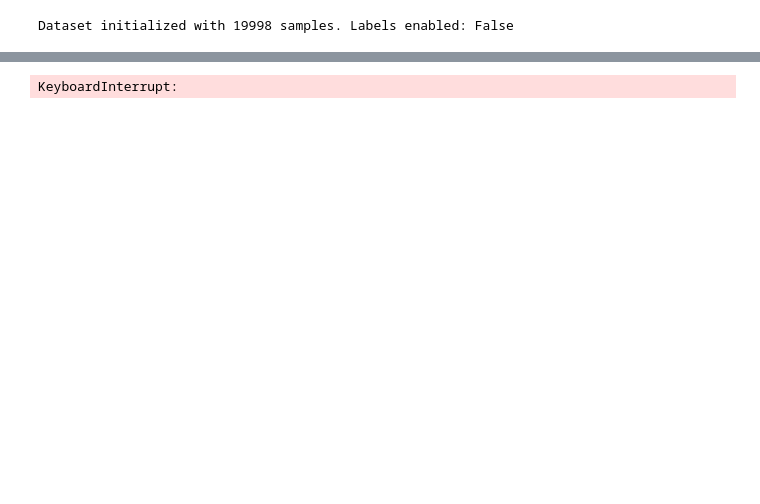
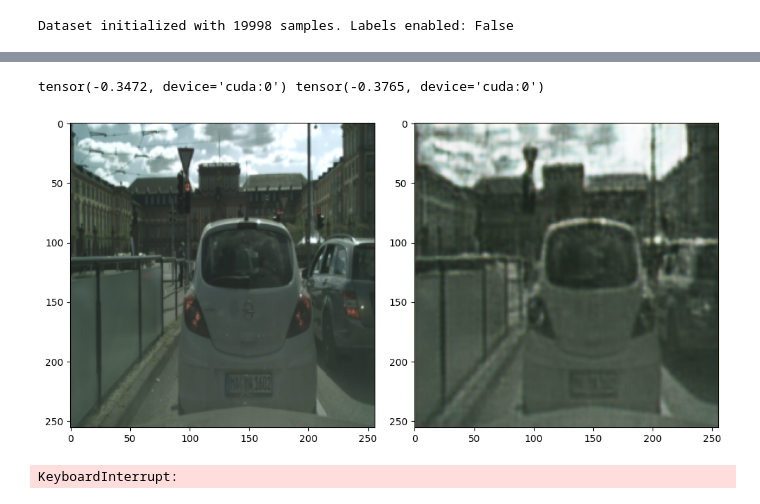
Before and after one commit to Ilias-Paralikas/Unsupervised-Learning, a Jupyter notebook: test.ipynb, the cells around one changed output, grey strips where cells are left out. Saved outputs shown, nothing was run; the diff lists cells and outputs as text; code cells hidden in the pictures; blank space fills up the shorter version.

```diff
--- a/test.ipynb
+++ b/test.ipynb
@@ -82 +124,33 @@ tv_loss_fn = TotalVariationLoss(weight=1.0) #
+# %%
+data,_ = next(iter(train_loader))
+with torch.no_grad():
+    full_img = data[-1].to(device)
+    b,_,h,w = full_img.shape
+
+    dummy_seg_logits = torch.zeros(b,n_components,h,w,requires_grad=True).to(device)
+    dummy_seg_logits[:,0,:,:] = torch.ones_like(dummy_seg_logits[:,0,:,:])
+    dummy_seg_probs = torch.softmax(dummy_seg_logits,dim=1)
+    y= rec_model(full_img,dummy_seg_probs)
+
+components = seg_probs.shape[1]
+
+fig,ax = plt.subplots(1,2,figsize=(10,5))
+
+
+show  = 1
+scaled_x = scale_for_display(data[-show])
+sclaed_y = scale_for_display(y[-show])
+
+ax[0].imshow(scaled_x[0].cpu().permute(1,2,0).numpy())
+ax[1].imshow(sclaed_y[0].cpu().permute(1,2,0).numpy())
+
+
+vmin = seg_probs[0].min().item()
+vmax = seg_probs[0].max().item()
+
+plt.tight_layout()
+print(x.mean(),y[-1].mean())
+# %% [output]
+tensor(-0.3472, device='cuda:0') tensor(-0.3765, device='cuda:0')
+[figure, added]
 # %%
```
Also changed, not shown: parts of 12 cells of this notebook, 4 other files.
